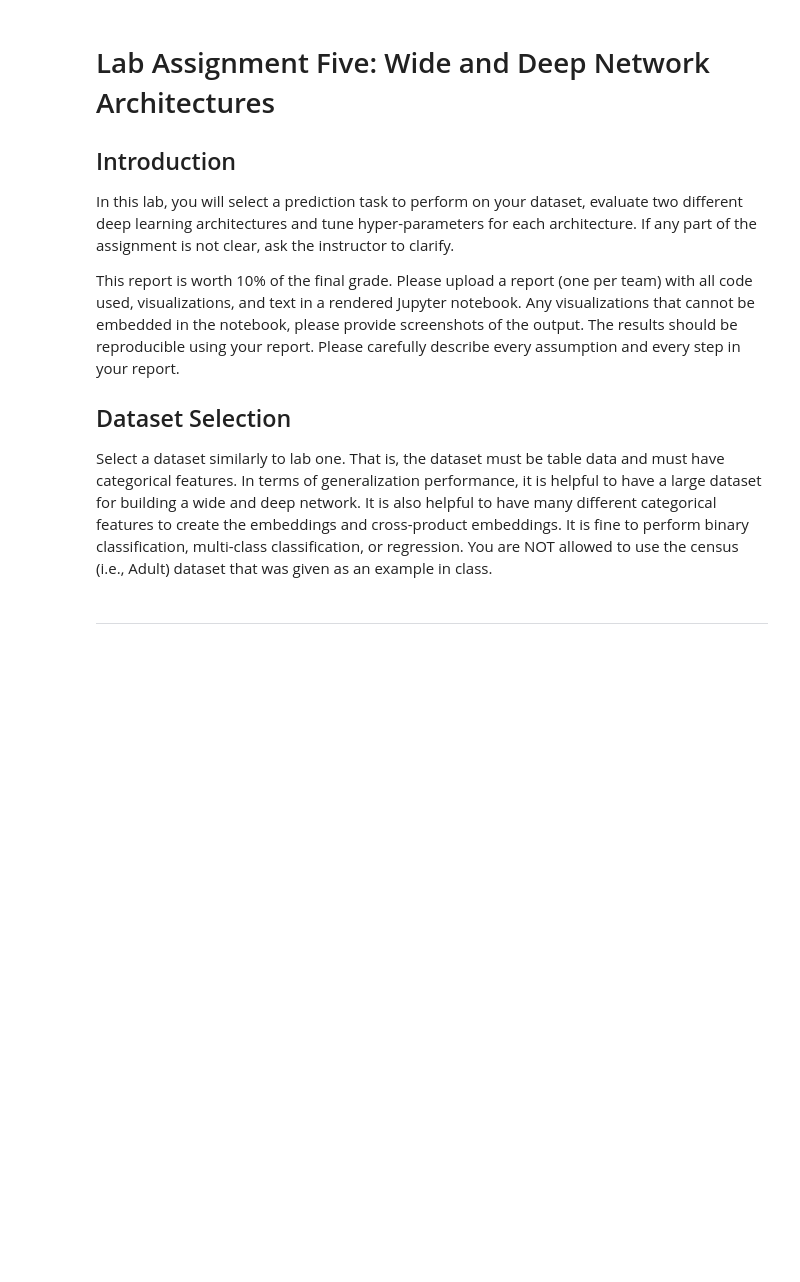
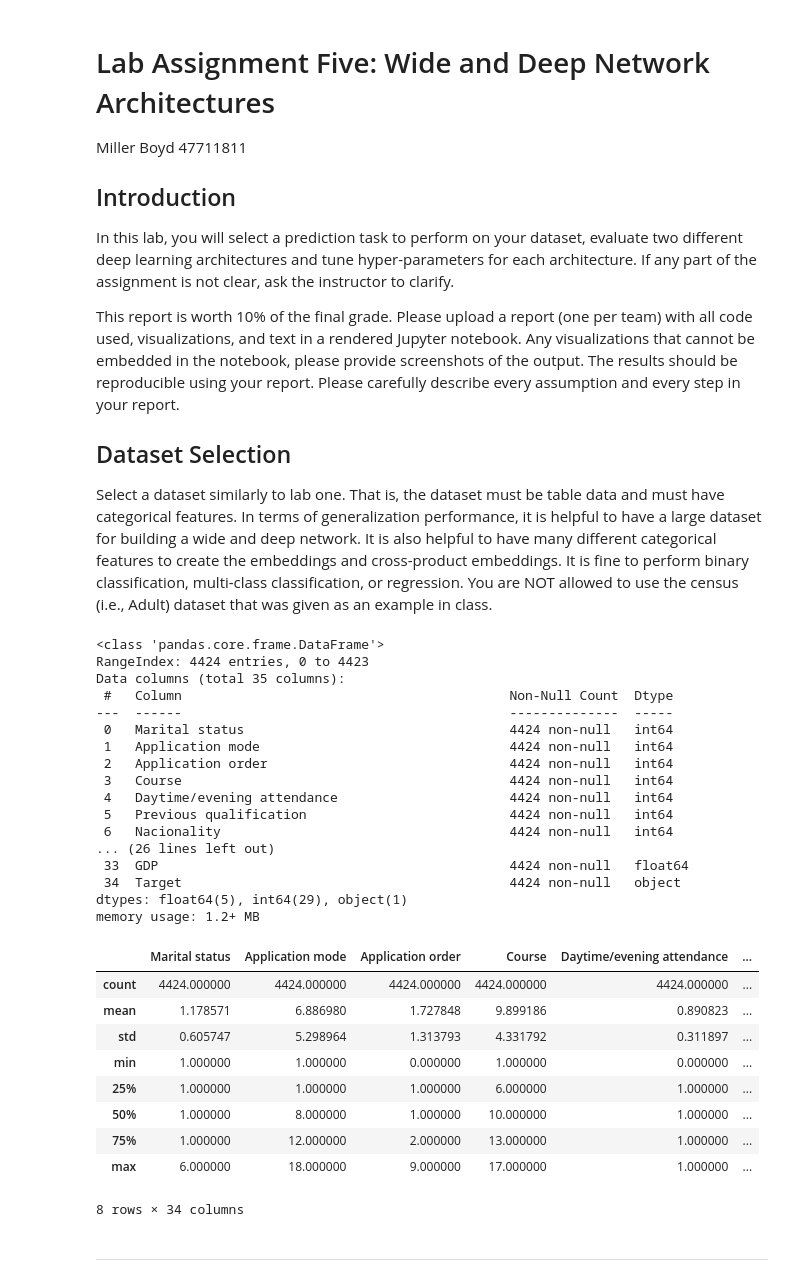
Before and after one commit to Millerb7/Deep_Learning_Lab, a Jupyter notebook: Lab.ipynb, the cells around one changed output. Cells and saved outputs as stored; diff of their text form; code cells hidden in the pictures; blank space fills up the shorter version.

```diff
--- a/Lab.ipynb
+++ b/Lab.ipynb
@@ -5,5 +8,8 @@ https://www.kaggle.com/datasets/thedevastator/higher-education-predictors-of-stu
 # %% [markdown]
 # Lab Assignment Five: Wide and Deep Network Architectures
+
+Miller Boyd
+47711811
 
 ## Introduction
 In this lab, you will select a prediction task to perform on your dataset, evaluate two different deep learning architectures and tune hyper-parameters for each architecture. If any part of the assignment is not clear, ask the instructor to clarify.
@@ -19,3 +36,39 @@ import pandas as pd
+# %%
+# Data Loading
+
+# Load the dataset into a pandas DataFrame
+df = pd.read_csv('dataset.csv')
+
+df.info()
+df.describe()
+# %% [output]
+<class 'pandas.core.frame.DataFrame'>
+RangeIndex: 4424 entries, 0 to 4423
+Data columns (total 35 columns):
+ #   Column                                          Non-Null Count  Dtype
+---  ------                                          --------------  -----
+ 0   Marital status                                  4424 non-null   int64
+ 1   Application mode                                4424 non-null   int64
+ 2   Application order                               4424 non-null   int64
+ 3   Course                                          4424 non-null   int64
+ 4   Daytime/evening attendance                      4424 non-null   int64
+ 5   Previous qualification                          4424 non-null   int64
+ 6   Nacionality                                     4424 non-null   int64
+... (26 lines left out)
+ 33  GDP                                             4424 non-null   float64
+ 34  Target                                          4424 non-null   object
+dtypes: float64(5), int64(29), object(1)
+memory usage: 1.2+ MB
+|  | Marital status | Application mode | Application order | Course | Daytime/evening attendance | ... |
+| count | 4424.000000 | 4424.000000 | 4424.000000 | 4424.000000 | 4424.000000 | ... |
+| mean | 1.178571 | 6.886980 | 1.727848 | 9.899186 | 0.890823 | ... |
+| std | 0.605747 | 5.298964 | 1.313793 | 4.331792 | 0.311897 | ... |
+| min | 1.000000 | 1.000000 | 0.000000 | 1.000000 | 0.000000 | ... |
+| 25% | 1.000000 | 1.000000 | 1.000000 | 6.000000 | 1.000000 | ... |
+| 50% | 1.000000 | 8.000000 | 1.000000 | 10.000000 | 1.000000 | ... |
+| 75% | 1.000000 | 12.000000 | 2.000000 | 13.000000 | 1.000000 | ... |
+| max | 6.000000 | 18.000000 | 9.000000 | 17.000000 | 1.000000 | ... |
+8 rows × 34 columns
 # %% [markdown]
 
 ---
```
Also changed, not shown: parts of 26 cells of this notebook, 1 other file.
